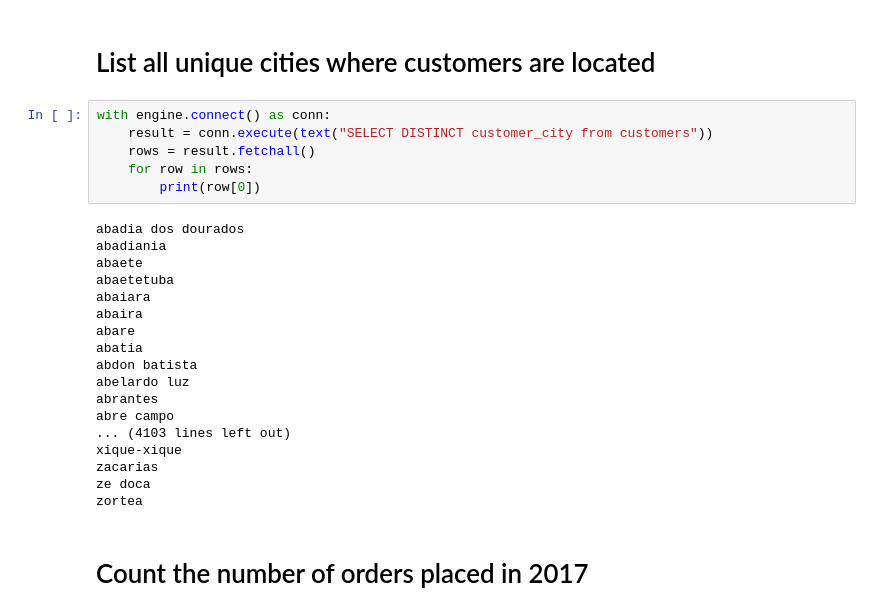
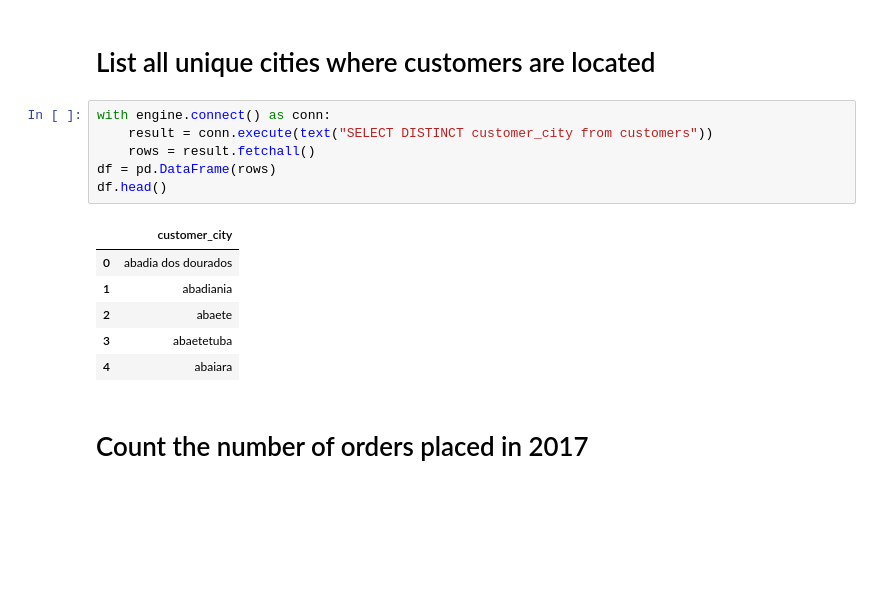
Before and after one commit to advanceparichay/SQL-Python-Project, a Jupyter notebook: PythonProject.ipynb, the cells around one changed output. Cells and saved outputs as stored; diff of their text form; blank space fills up the shorter version.

```diff
--- a/PythonProject.ipynb
+++ b/PythonProject.ipynb
@@ -80,27 +69,16 @@ Rows in CSV: 32951
 # %%
 with engine.connect() as conn:
     result = conn.execute(text("SELECT DISTINCT customer_city from customers"))
     rows = result.fetchall()
-    for row in rows:
-        print(row[0])
+df = pd.DataFrame(rows)
+df.head()
 # %% [output]
-abadia dos dourados
-abadiania
-abaete
-abaetetuba
-abaiara
-abaira
-abare
-abatia
-abdon batista
-abelardo luz
-abrantes
-abre campo
-... (4103 lines left out)
-xique-xique
-zacarias
-ze doca
-zortea
+|  | customer_city |
+| 0 | abadia dos dourados |
+| 1 | abadiania |
+| 2 | abaete |
+| 3 | abaetetuba |
+| 4 | abaiara |
 # %% [markdown]
 # Count the number of orders placed in 2017 #
 # %%
```
Also changed, not shown: parts of 1 cell of this notebook.
